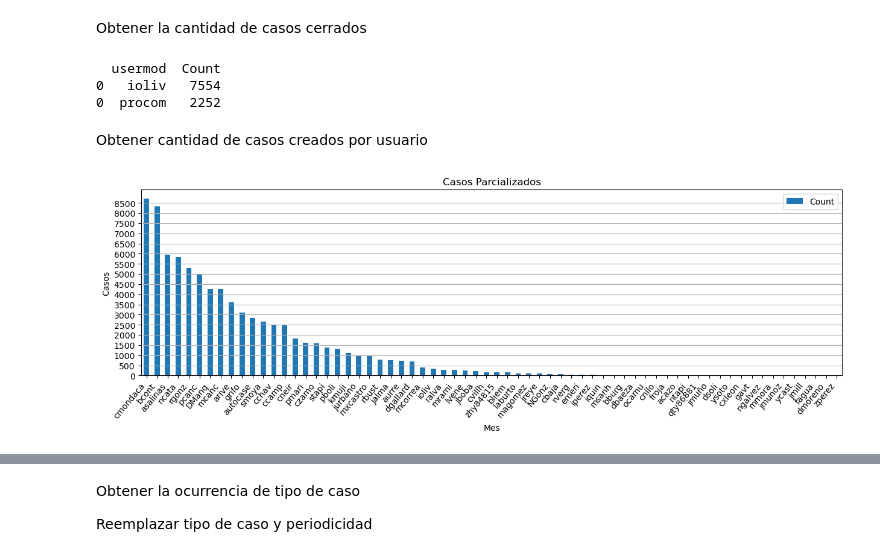
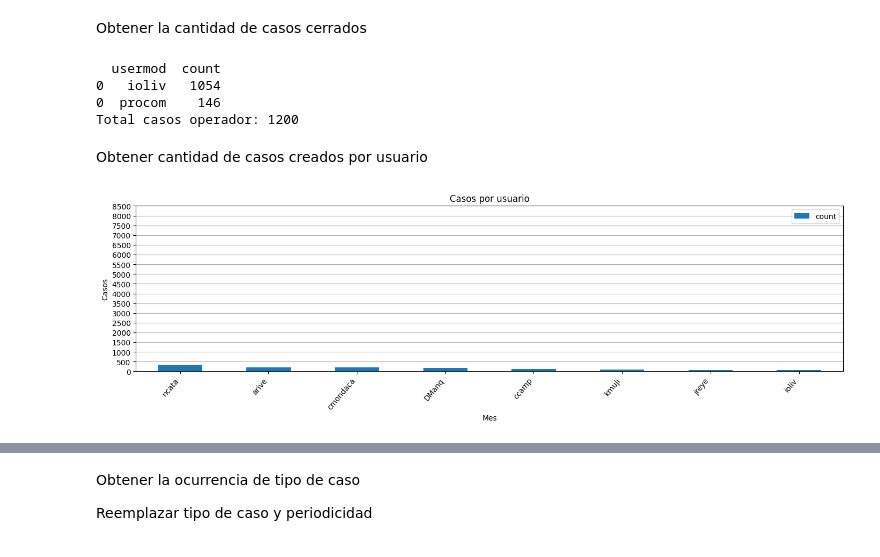
Before and after one commit to Nachholiva/analistaopsjpnb, a Jupyter notebook: ReporteCasos.ipynb, the cells around one changed output, grey strips where cells are left out. Cells and saved outputs as stored; diff of their text form; code cells hidden in the pictures.

```diff
--- a/ReporteCasos.ipynb
+++ b/ReporteCasos.ipynb
@@ -15,41 +15,51 @@ import matplotlib.dates as mdates
 
 username = os.getlogin()
 hoy = datetime.datetime.now()
-fecha_actual = hoy.strftime("%d.%m.%Y")
+date_formatcarga = "%d.%m.%Y"
+date_formatexport = "%d-%m-%Y"
+fecha_actual = hoy.strftime(date_formatcarga)
 df1 = pd.DataFrame
+file_path = 'C:\\Users\\' + username + '\\Documents\\Py\\CASOS\\tablacasos.csv'
 df1 = pd.read_excel('C:\\Users\\' + username + '\\Documents\\Py\\CASOS\\tablacasos.xlsx',
-                    sheet_name='Sheet1',header=0,
+                    sheet_name='Historial casos Manuales',header=0,
                     names=['caso','agencia','tdep','contacto','asunto','cierre','montocierre','depositado','banco','user','fapertura','fmod','alias','usermod'])
+#df1 = pd.read_csv(file_path,
+#                    header=0,
+#                    names=['caso','agencia','tdep','contacto','asunto','cierre','montocierre','depositado','banco','user','fapertura','fmod','alias','usermod'])
 df1['tdep'] = df1['tdep'].astype(str)
 df1.fillna('null', inplace=True)
-df1['fapertura'] = pd.to_datetime(df1['fapertura'])
+df1['fapertura'] = pd.to_datetime(df1['fapertura'],format = 'mixed')
+df1['fmod'] = pd.to_datetime(df1['fmod'],format = 'mixed')
 print("Tabla cargada.")
 # %% [output]
 Tabla cargada.
 # %% [markdown]
 Obtener la cantidad de casos cerrados
 # %%
-count_df1 = df1[df1['usermod'].str.contains('ioliv')].groupby('usermod').size().reset_index(name='Count')
-count_df2 = df1[df1['usermod'].str.contains('procom')].groupby('usermod').size().reset_index(name='Count')
-count_df3 = df1[~df1['usermod'].str.contains('ioliv') | df1['usermod'].str.contains('procom')].groupby('usermod').size().reset_index(name='Count')
-count_df = pd.concat([count_df1,count_df2])
+count_df1 = df1[df1['usermod'].str.contains('ioliv')].groupby('usermod').size().reset_index(name='count')
+count_df2 = df1[df1['usermod'].str.contains('procom')].groupby('usermod').size().reset_index(name='count')
+count_df3 = df1[df1['usermod'].str.contains('sysadmin')].groupby('usermod').size().reset_index(name='count')
+count_df = pd.concat([count_df1,count_df2,count_df3])
 sorted_df2 = count_df2
-print (count_df)
+print(count_df)
+print(f"Total casos operador: {(sum(count_df['count']))}")
 # %% [output]
-  usermod  Count
-0   ioliv   7554
-0  procom   2252
+  usermod  count
+0   ioliv   1054
+0  procom    146
+Total casos operador: 1200
 # %% [markdown]
 Obtener cantidad de casos creados por usuario
 # %%
-count_cpu= df1.groupby('user').size().reset_index(name='Count').sort_values(by='Count', ascending=False)
+count_cpu= df1.groupby('user').size().reset_index(name='count').sort_values(by='count', ascending=False)
 count_cpu = count_cpu.set_index('user')
-count_cpu.plot.bar(title='Casos Parcializados',xlabel='Mes',ylabel='Casos',figsize=(15,4))
+count_cpu = count_cpu[count_cpu['count'] > 50]
+count_cpu.plot.bar(title='Casos por usuario',xlabel='Mes',ylabel='Casos',figsize=(17,4))
 #plt.gca().yaxis.set_major_formatter(ticker.FuncFormatter(lambda x, p:f'{int(x/1000000):,}'))
 plt.xticks(rotation=50, ha='right')
 plt.grid(axis='y')
 plt.yticks(np.arange(0,9000,step=500))
 plt.show()
 # %% [output]
-[figure, old version]
+[figure, new version]
 # %%
```
Also changed, not shown: parts of 13 cells of this notebook, 12 other files.
